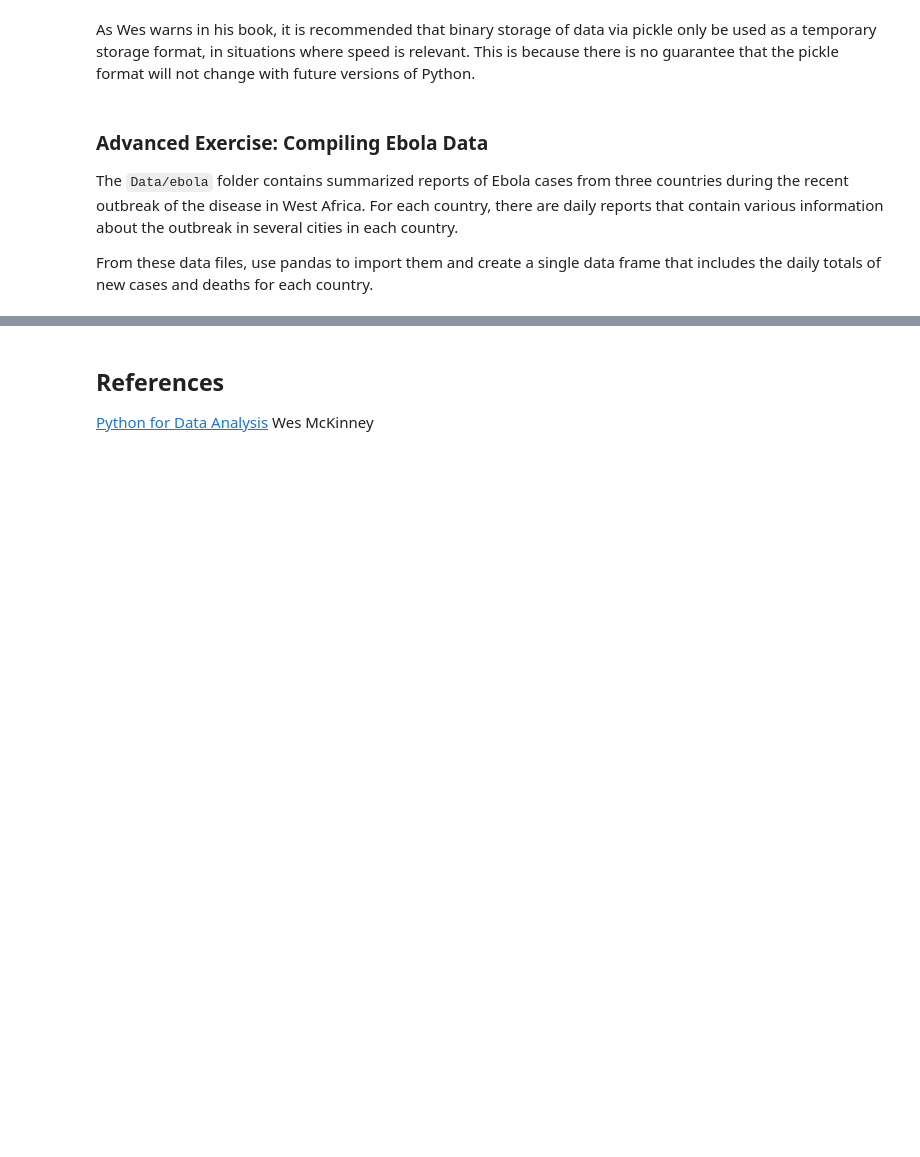
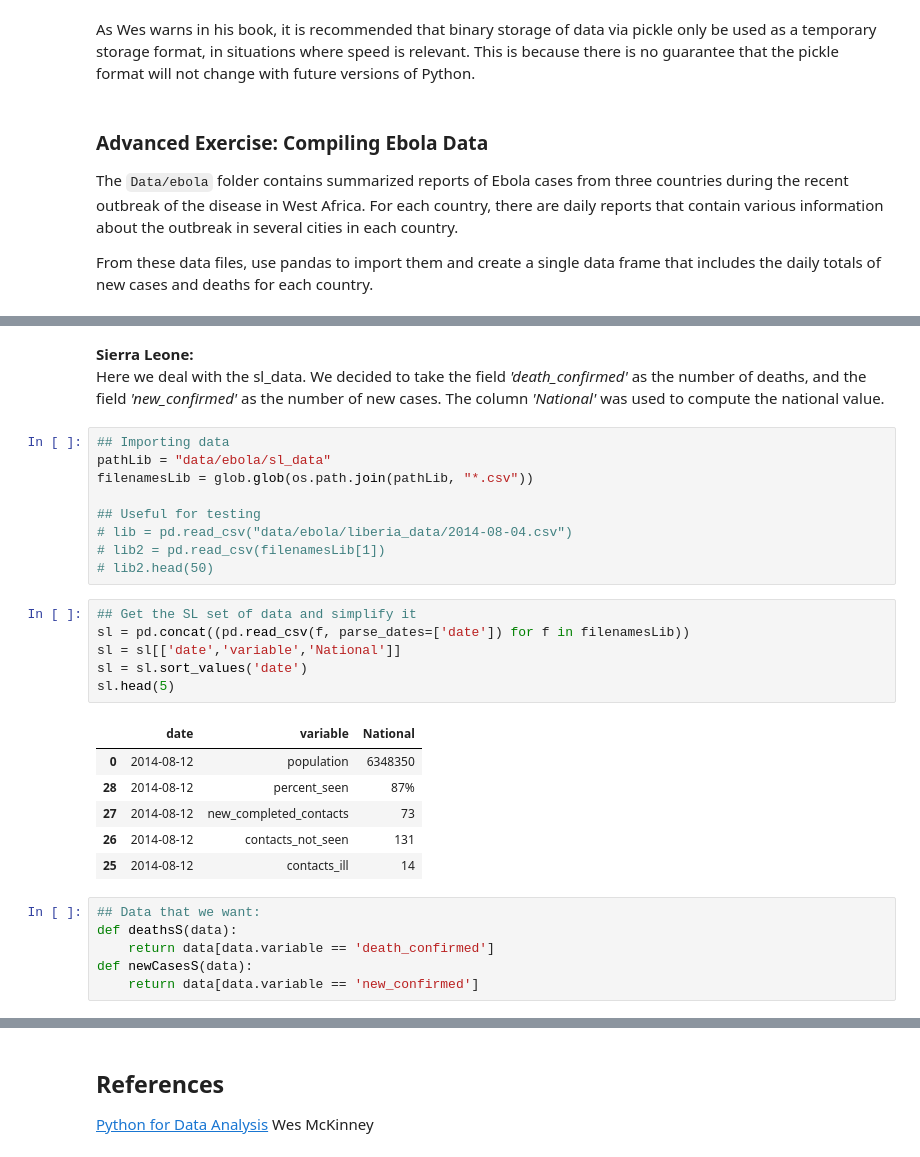
Before and after one commit to daniel-guggenheim/ada-homeworks, a Jupyter notebook: Intro to Pandas.ipynb, the cells around one changed output, grey strips where cells are left out. Drawn from its saved outputs; the diff is of its cells as text; blank space fills up the shorter version.

```diff
--- a/Intro to Pandas.ipynb
+++ b/Intro to Pandas.ipynb
@@ -2086,0 +2221,31 @@ From these data files, use pandas to import them and create a single data frame
+# %% [markdown]
+**Sierra Leone:**<br>
+Here we deal with the sl\_data. We decided to take the field <em>'death\_confirmed'</em> as the number of deaths, and the field <em>'new\_confirmed'</em> as the number of new cases. The column <em>'National'</em> was used to compute the national value.
+# %%
+## Importing data
+pathLib = "data/ebola/sl_data"
+filenamesLib = glob.glob(os.path.join(pathLib, "*.csv"))
+
+## Useful for testing
+# lib = pd.read_csv("data/ebola/liberia_data/2014-08-04.csv")
+# lib2 = pd.read_csv(filenamesLib[1])
+# lib2.head(50)
+# %%
+## Get the SL set of data and simplify it
+sl = pd.concat((pd.read_csv(f, parse_dates=['date']) for f in filenamesLib))
+sl = sl[['date','variable','National']]
+sl = sl.sort_values('date')
+sl.head(5)
+# %% [output]
+|  | date | variable | National |
+| 0 | 2014-08-12 | population | 6348350 |
+| 28 | 2014-08-12 | percent_seen | 87% |
+| 27 | 2014-08-12 | new_completed_contacts | 73 |
+| 26 | 2014-08-12 | contacts_not_seen | 131 |
+| 25 | 2014-08-12 | contacts_ill | 14 |
+# %%
+## Data that we want:
+def deathsS(data):
+    return data[data.variable == 'death_confirmed']
+def newCasesS(data):
+    return data[data.variable == 'new_confirmed']
```
Also changed, not shown: parts of 22 cells of this notebook, 1 other file.
